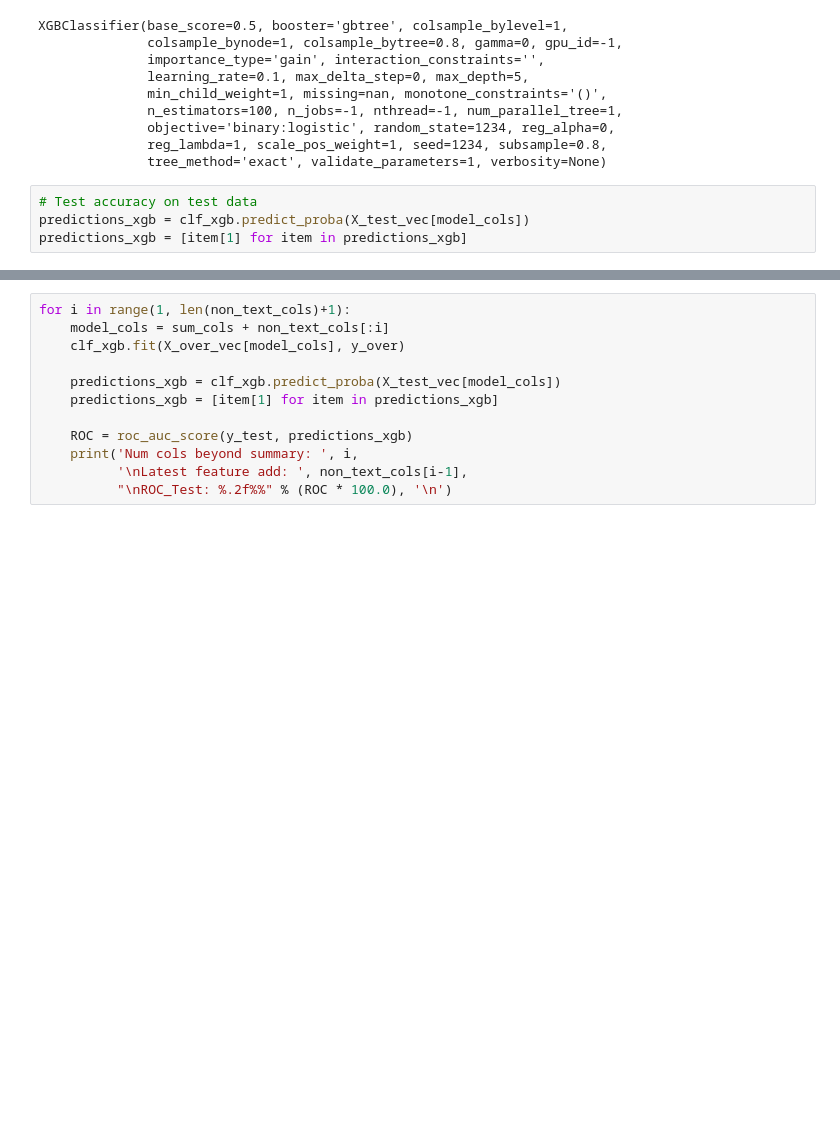
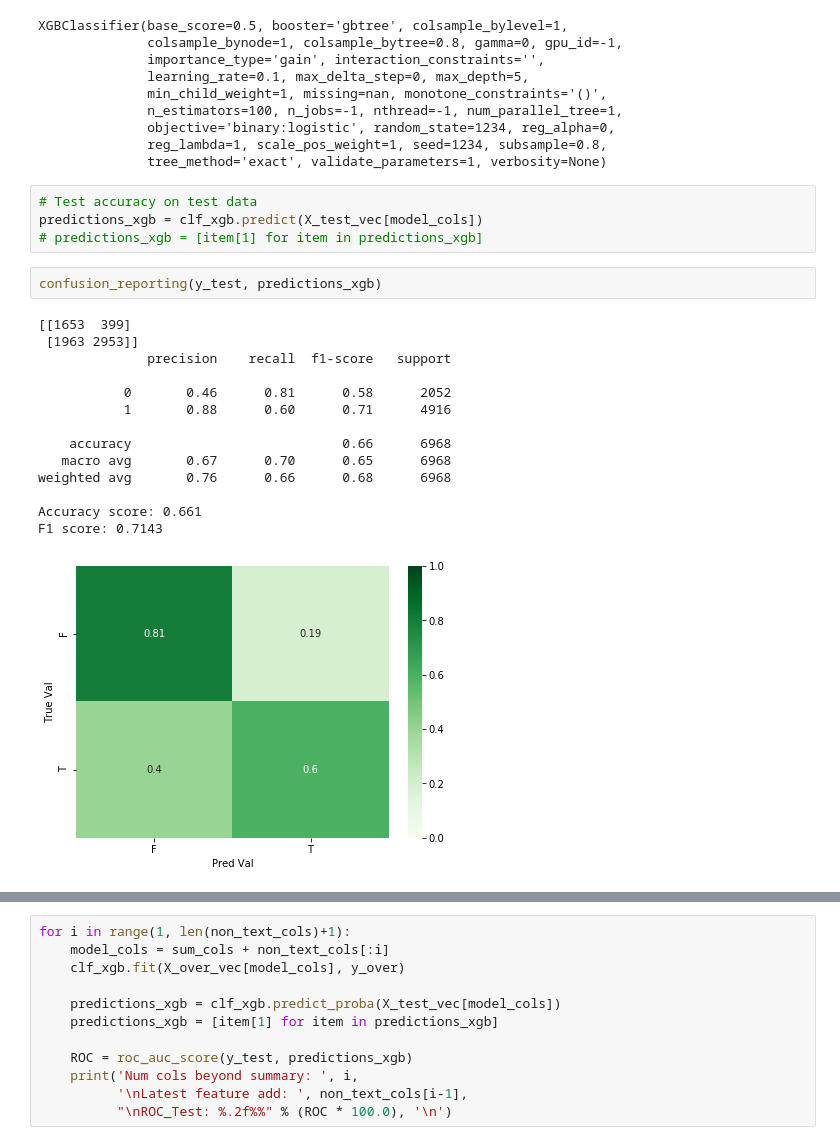
Before and after one commit to zapatos24/senator_nlp_vote_prediction, a Jupyter notebook: XGBoost_Model.ipynb, the cells around one changed output, grey strips where cells are left out. Drawn from its saved outputs; the diff is of its cells as text; blank space fills up the shorter version.

```diff
--- a/XGBoost_Model.ipynb
+++ b/XGBoost_Model.ipynb
@@ -327,8 +351,25 @@ XGBClassifier(base_score=0.5, booster='gbtree', colsample_bylevel=1,
               tree_method='exact', validate_parameters=1, verbosity=None)
 # %%
 # Test accuracy on test data
-predictions_xgb = clf_xgb.predict_proba(X_test_vec[model_cols])
-predictions_xgb = [item[1] for item in predictions_xgb]
+predictions_xgb = clf_xgb.predict(X_test_vec[model_cols])
+# predictions_xgb = [item[1] for item in predictions_xgb]
+# %%
+confusion_reporting(y_test, predictions_xgb)
+# %% [output]
+[[1653  399]
+ [1963 2953]]
+              precision    recall  f1-score   support
+
+           0       0.46      0.81      0.58      2052
+           1       0.88      0.60      0.71      4916
+
+    accuracy                           0.66      6968
+   macro avg       0.67      0.70      0.65      6968
+weighted avg       0.76      0.66      0.68      6968
+
+Accuracy score: 0.661
+F1 score: 0.7143
+[figure, added]
 # %%
 ROC = roc_auc_score(y_test, predictions_xgb)
 print("ROC_Test: %.2f%%" % (ROC * 100.0))
```
Also changed, not shown: parts of 14 cells of this notebook.
